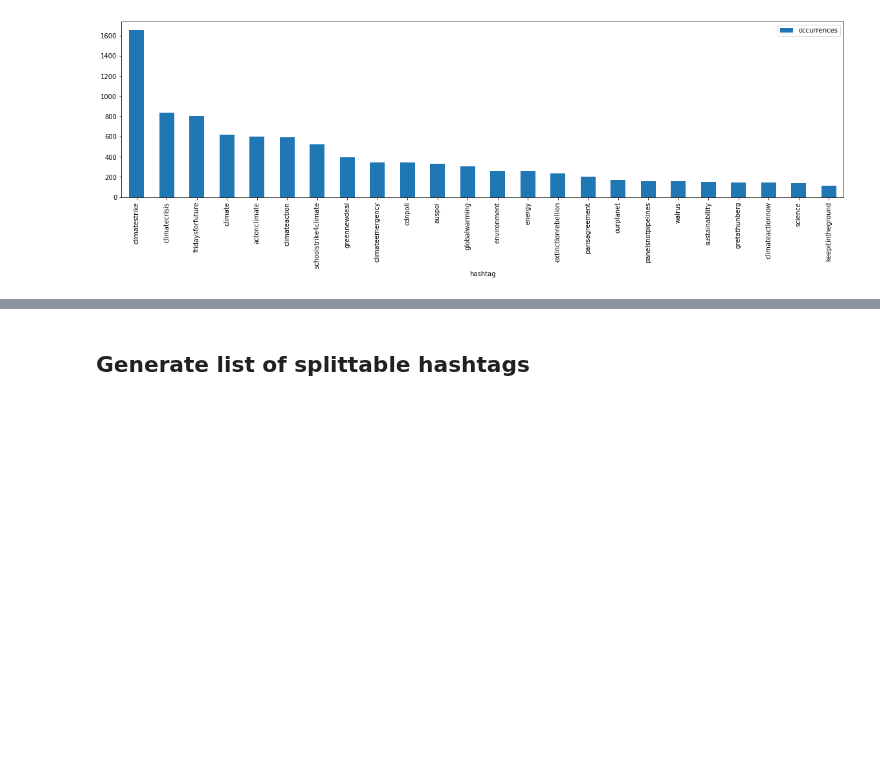
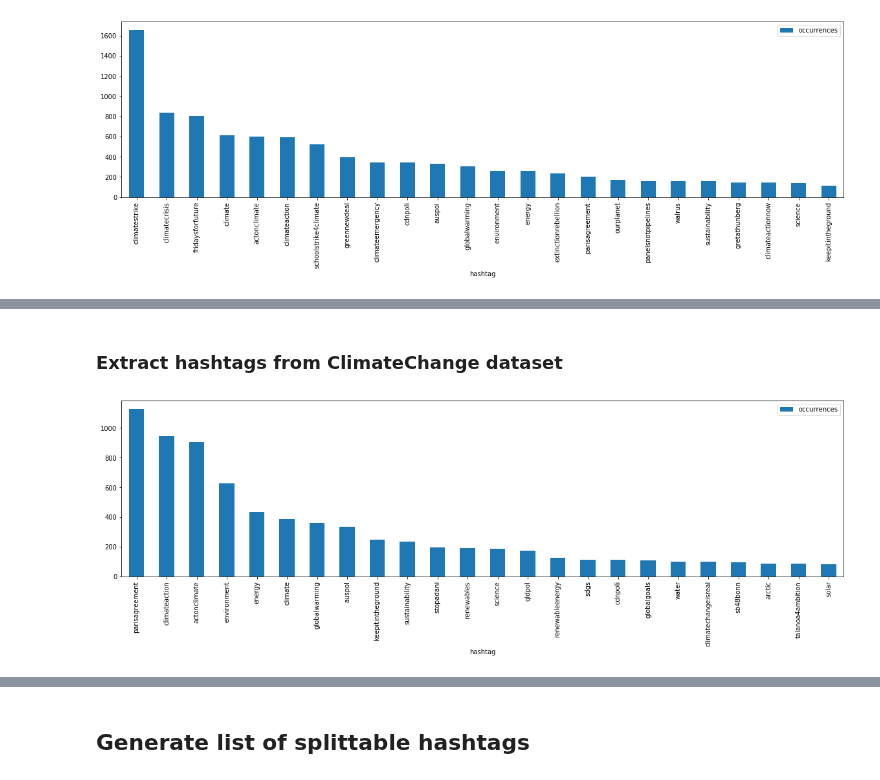
Before and after one commit to Mmiglio/ClimateAction, a Jupyter notebook: hashtags_greta.ipynb, the cells around one changed output, grey strips where cells are left out. Cells and saved outputs as stored; diff of their text form; code cells hidden in the pictures; blank space fills up the shorter version.

```diff
--- a/hashtags_greta.ipynb
+++ b/hashtags_greta.ipynb
@@ -142,0 +148,6 @@ top_hash_post.head()
+# %% [markdown]
+### Extract hashtags from ClimateChange dataset
+# %%
+hash_pre_climate = filter_dataset(climate_tweets, words=[], year=2018, n_max=25, n_min=1)
+# %% [output]
+[figure, added]
```
Also changed, not shown: parts of 11 cells of this notebook, 3 other files.
